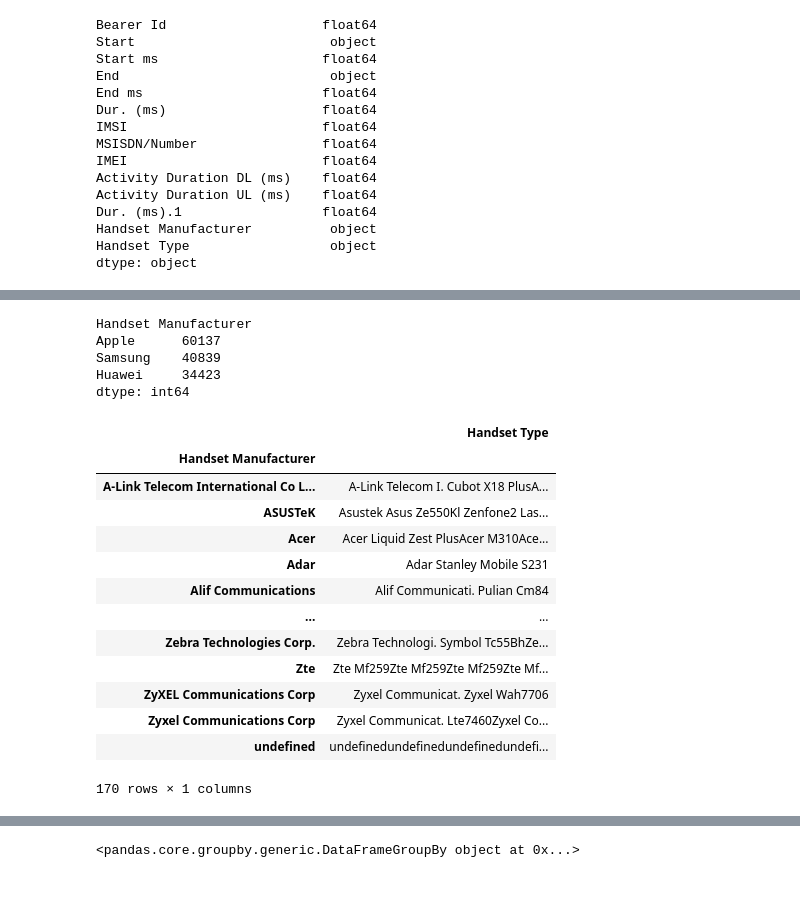
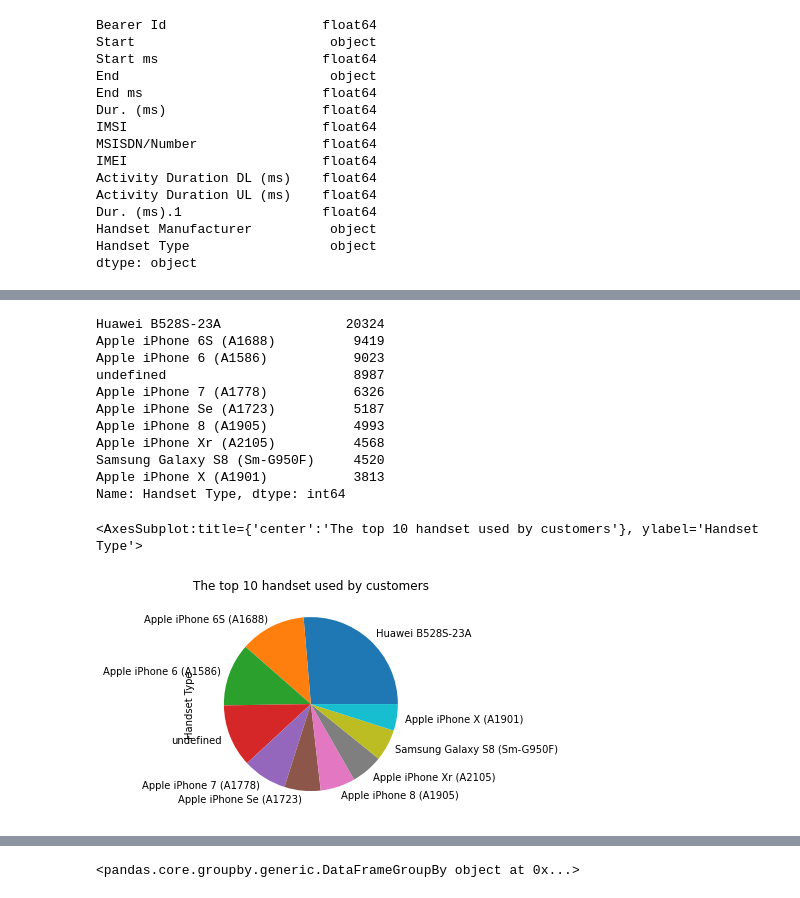
Before and after one commit to sureshb208/telecommunication-user-analytics, a Jupyter notebook: notebooks/Data Cleaning, Extraction.ipynb, the cells around one changed output, grey strips where cells are left out. Saved outputs shown, nothing was run; the diff lists cells and outputs as text; code cells hidden in the pictures.

```diff
--- a/notebooks/Data Cleaning, Extraction.ipynb
+++ b/notebooks/Data Cleaning, Extraction.ipynb
@@ -406,26 +390,18 @@ dtype: int64
-# %%
-handset_top3 = df_clean.value_counts('Handset Manufacturer').head(3)
-handset_top3
-# %% [output]
-Handset Manufacturer
-Apple      60137
-Samsung    40839
-Huawei     34423
-dtype: int64
-# %%
-df_clean.groupby('Handset Manufacturer')[['Handset Type']].sum()
-# %% [output]
-|  | Handset Type |
-| Handset Manufacturer |  |
-| A-Link Telecom International Co L... | A-Link Telecom I. Cubot X18 PlusA... |
-| ASUSTeK | Asustek Asus Ze550Kl Zenfone2 Las... |
-| Acer | Acer Liquid Zest PlusAcer M310Ace... |
-| Adar | Adar Stanley Mobile S231 |
-| Alif Communications | Alif Communicati. Pulian Cm84 |
-| ... | ... |
-| Zebra Technologies Corp. | Zebra Technologi. Symbol Tc55BhZe... |
-| Zte | Zte Mf259Zte Mf259Zte Mf259Zte Mf... |
-| ZyXEL Communications Corp | Zyxel Communicat. Zyxel Wah7706 |
-| Zyxel Communications Corp | Zyxel Communicat. Lte7460Zyxel Co... |
-| undefined | undefinedundefinedundefinedundefi... |
-170 rows × 1 columns
+# %%
+all = df_clean['Handset Type'].value_counts().head(10)
+print(all)
+all.plot(kind="pie", title="The top 10 handset used by customers")
+# %% [output]
+Huawei B528S-23A                20324
+Apple iPhone 6S (A1688)          9419
+Apple iPhone 6 (A1586)           9023
+undefined                        8987
+Apple iPhone 7 (A1778)           6326
+Apple iPhone Se (A1723)          5187
+Apple iPhone 8 (A1905)           4993
+Apple iPhone Xr (A2105)          4568
+Samsung Galaxy S8 (Sm-G950F)     4520
+Apple iPhone X (A1901)           3813
+Name: Handset Type, dtype: int64
+<AxesSubplot:title={'center':'The top 10 handset used by customers'}, ylabel='Handset Type'>
+[figure, added]
```
Also changed, not shown: parts of 19 cells of this notebook, 2 other files.
